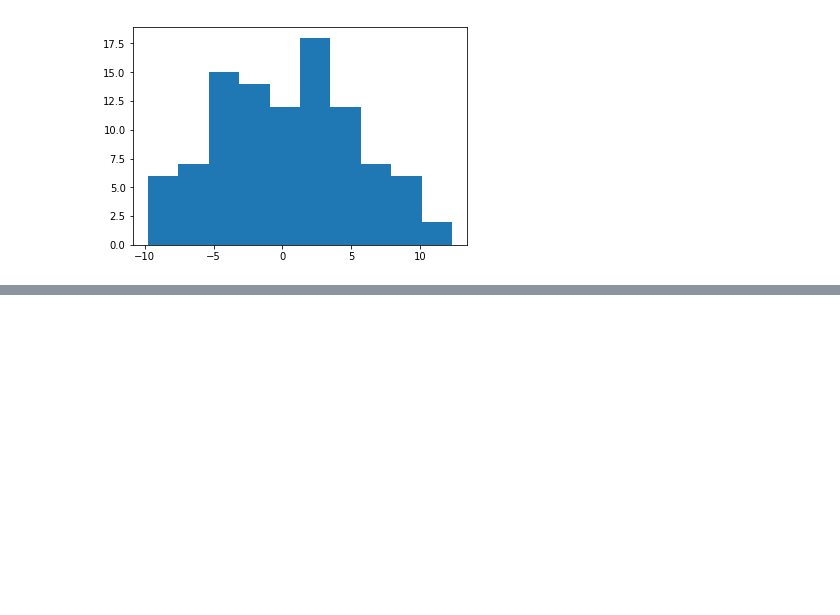
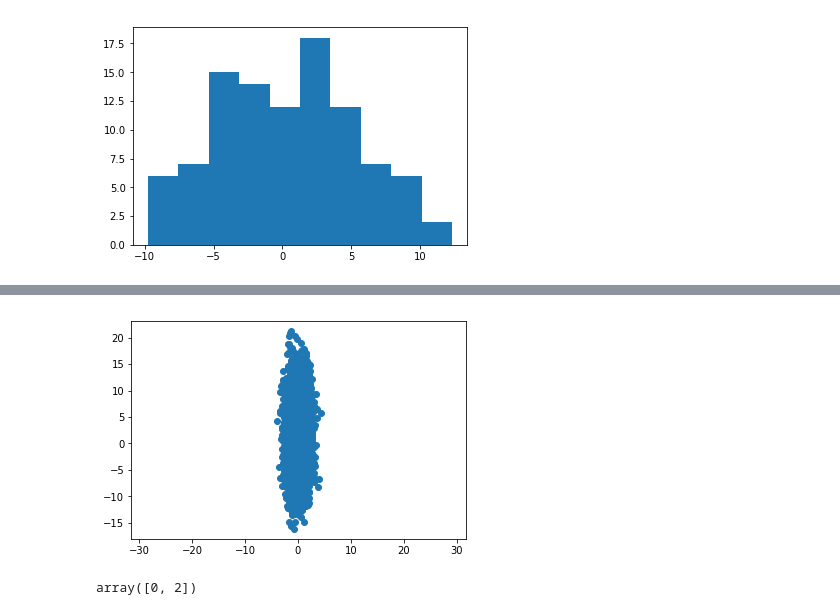
Before and after one commit to imflash217/Lumos, a Jupyter notebook: Project_Python/pyPlayground.ipynb, the cells around one changed output, grey strips where cells are left out. Saved outputs shown, nothing was run; the diff lists cells and outputs as text; code cells hidden in the pictures; blank space fills up the shorter version.

```diff
--- a/Project_Python/pyPlayground.ipynb
+++ b/Project_Python/pyPlayground.ipynb
@@ -1253,0 +1265,8 @@ plt.show()
+# %%
+r[:,1] = 5*r[:,1] + 2
+# %%
+plt.scatter(r[:,0], r[:,1])
+plt.axis('equal')
+plt.show()
+# %% [output]
+[figure, added]
@@ -1253,0 +1277,5 @@ plt.show()
+# %%
+mu = np.array([0,2])
+mu
+# %% [output]
+array([0, 2])
```
Also changed, not shown: parts of 11 cells of this notebook.
